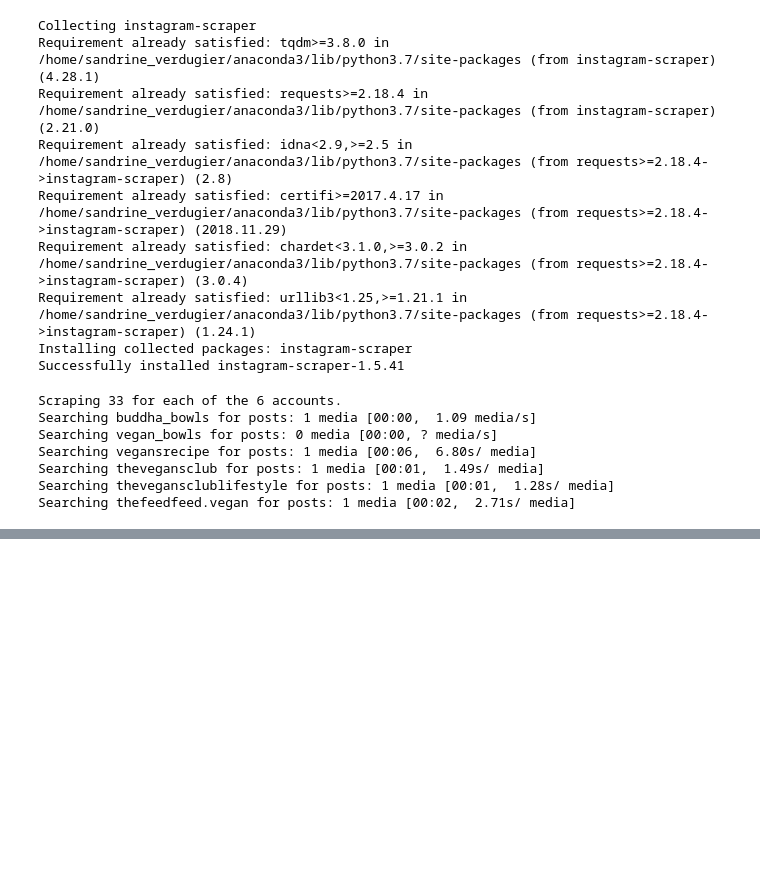
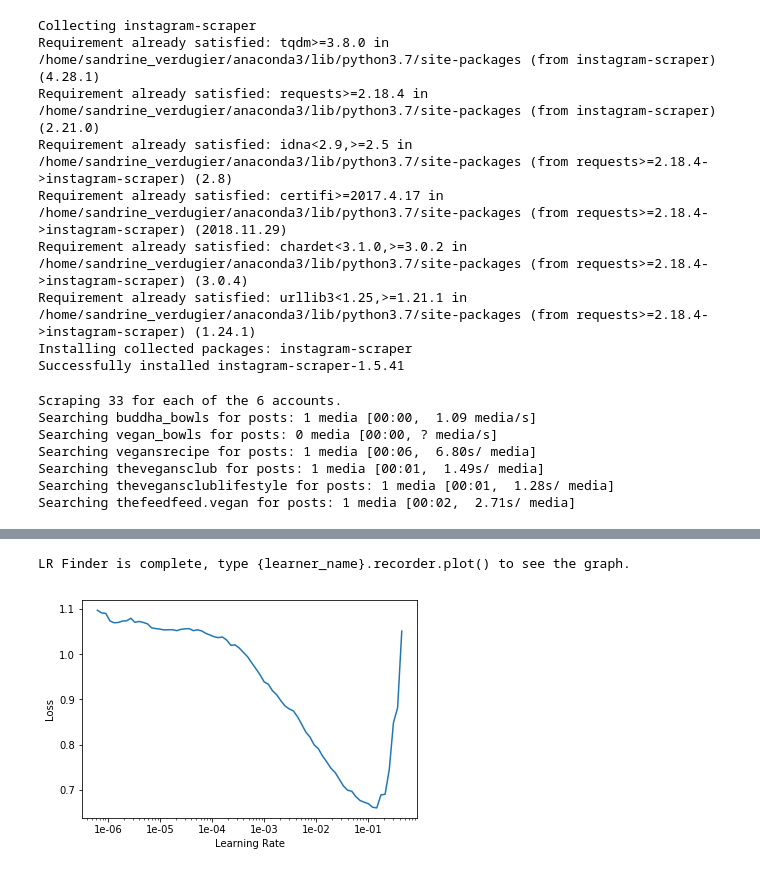
Before and after one commit to remiconnesson/instaclassifier, a Jupyter notebook: Downloading, preprocessing and training.ipynb, the cells around one changed output, grey strips where cells are left out. Saved outputs shown, nothing was run; the diff lists cells and outputs as text; code cells hidden in the pictures; blank space fills up the shorter version.

```diff
--- a/Downloading, preprocessing and training.ipynb
+++ b/Downloading, preprocessing and training.ipynb
@@ -84,0 +130,6 @@ for each_dir in [vegan_dir, not_vegan_dir]:
+# %%
+learn.lr_find()
+learn.recorder.plot()
+# %% [output]
+LR Finder is complete, type {learner_name}.recorder.plot() to see the graph.
+[figure, added]
```
Also changed, not shown: parts of 15 cells of this notebook.
